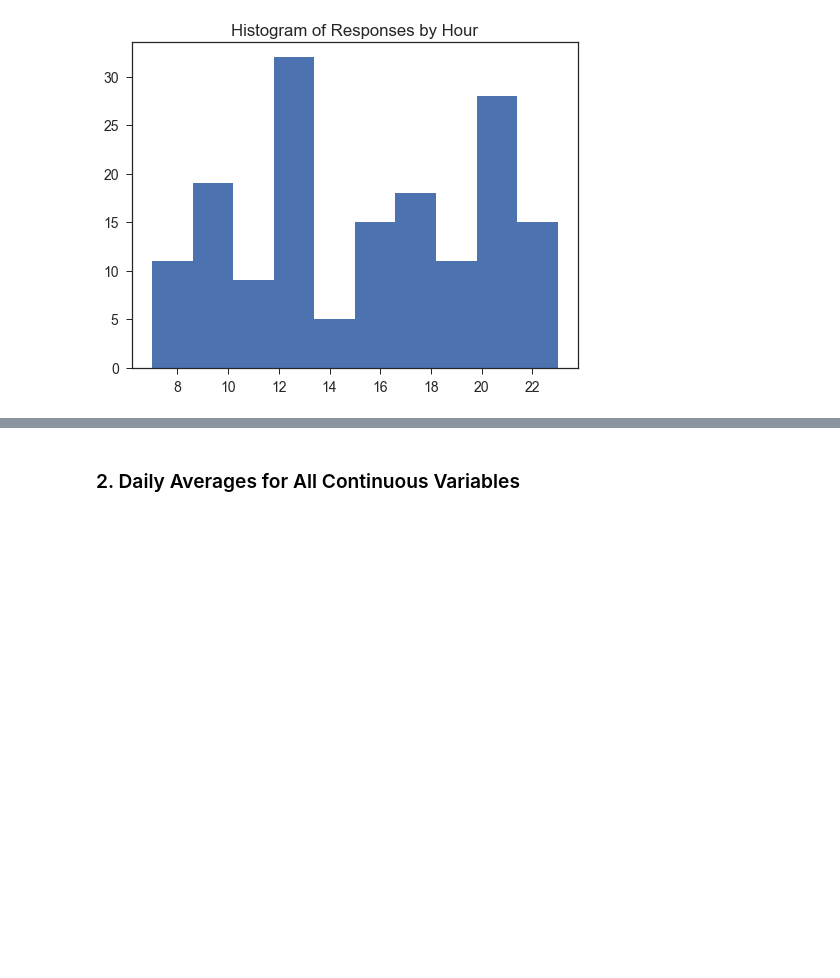
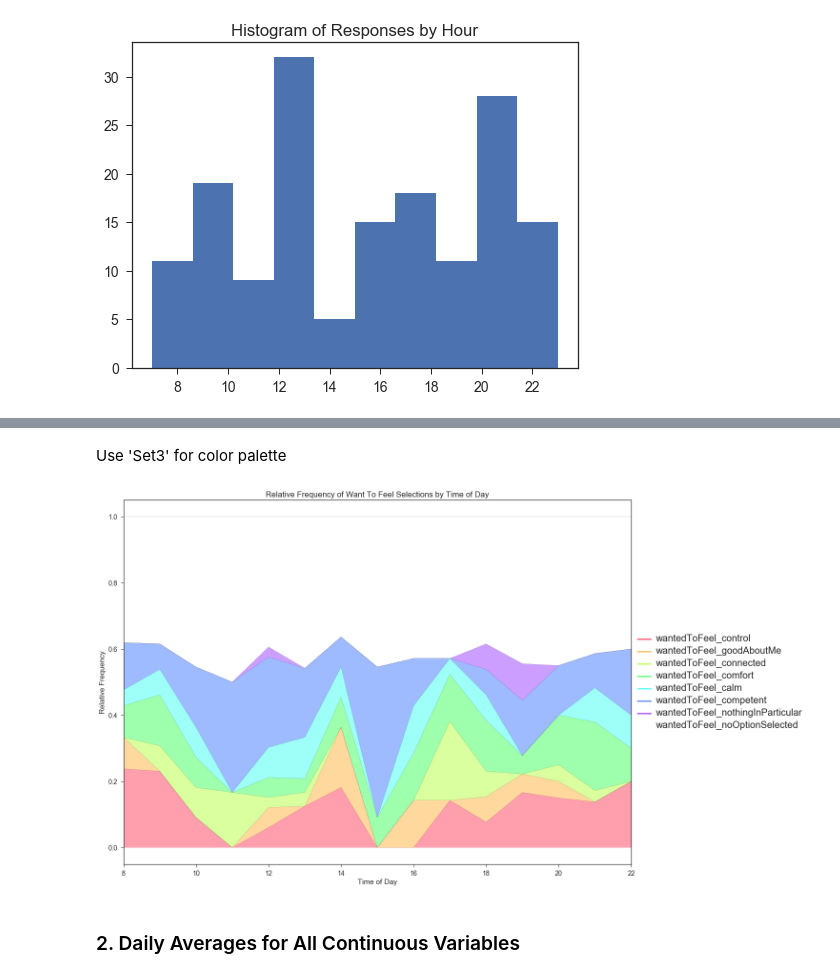
Before and after one commit to NathanZorndorf/self-qwantify-research, a Jupyter notebook: data-visualizations.ipynb, the cells around one changed output, grey strips where cells are left out. Cells and saved outputs as stored; diff of their text form; code cells hidden in the pictures; blank space fills up the shorter version.

```diff
--- a/data-visualizations.ipynb
+++ b/data-visualizations.ipynb
@@ -156,0 +204,2 @@ plt.tight_layout()
+# %%
+grouped = grouped.loc[:, (grouped != 0).any(axis=0)]
@@ -156,0 +248,2 @@ plt.tight_layout()
+# %% [markdown]
+Use 'Set3' for color palette
@@ -157,3 +252,59 @@ plt.tight_layout()
+# %%
+fig, ax = plt.subplots(figsize=(16,12))
+
+
+color = iter(plt.cm.gist_rainbow(np.linspace(0,1,len(grouped_summed.columns))))
+
+
+for i in range(len(grouped_summed.columns)):
+
+    c = next(color)
+
+    label = grouped_summed.iloc[:, i].name
+
+    ls = '-'
+    lw = 0.15
+    ax.plot(grouped_summed.index.values, grouped_summed.iloc[:, i].values, color=c, label=label, ls=ls, lw=0.1, alpha=0.6, visible=True)
+    ax.plot(grouped_summed.index.values, grouped_summed.iloc[:, i].values, color='black', ls=ls, lw=lw, alpha=0.8, visible=True)
+
+
+    alpha = 0.38
+    if i == 0:
+        ax.fill_between(x=grouped_summed.index.values, y1=grouped_summed.iloc[:, i].values, y2=0, facecolor=c, alpha=alpha)
+    elif i==len(grouped_summed.columns)-1:
+        ax.fill_between(x=grouped_summed.index.values, y1=grouped_summed.iloc[:, i].values, y2=grouped_summed.iloc[:, i-1].values, facecolor='white', alpha=alpha)
+    else:
+        ax.fill_between(x=grouped_summed.index.values, y1=grouped_summed.iloc[:, i].values, y2=grouped_summed.iloc[:, i-1].values, facecolor=c, alpha=alpha)
+
+ax.set_xlim((8,22))
+
+ax.set_ylabel('Relative Frequency')
+ax.set_xlabel('Time of Day')
+ax.set_title('Relative Frequency of Want To Feel Selections by Time of Day')
+
+# Shrink current axis by 20%
+box = ax.get_position()
+ax.set_position([box.x0, box.y0, box.width * 0.8, box.height])
+
+# Put a legend to the right of the current axis
+legend = ax.legend(loc='center left', bbox_to_anchor=(1, 0.5))
+
+frame = legend.get_frame()
+
+# Set the fontsize
+for label in legend.get_texts():
+    label.set_fontsize('large')
+
+for i,legobj in enumerate(legend.legendHandles):
+    legobj.set_linewidth(3.0)
+    if i == len(grouped_summed.columns)-1:
+        legobj.set_color('white')
+
+fig.tight_layout()
+
+plt.savefig('./images/want_to_feel_relative_frequency', bbox_extra_artists=(legend,), bbox_inches='tight')
+# %% [output]
+[figure, added]
 # %% [markdown]
 ### 2. Daily Averages for All Continuous Variables
 # %%
```
Also changed, not shown: parts of 18 cells of this notebook, 1 other file.
